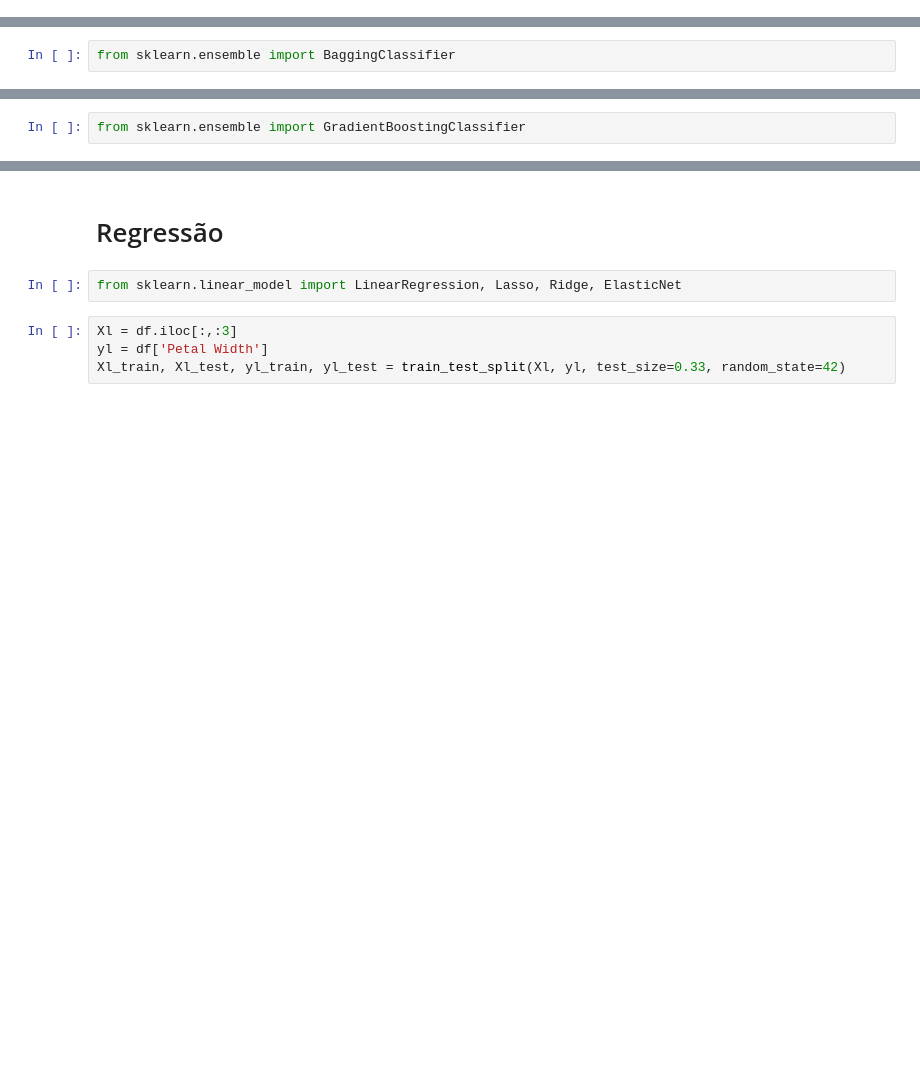
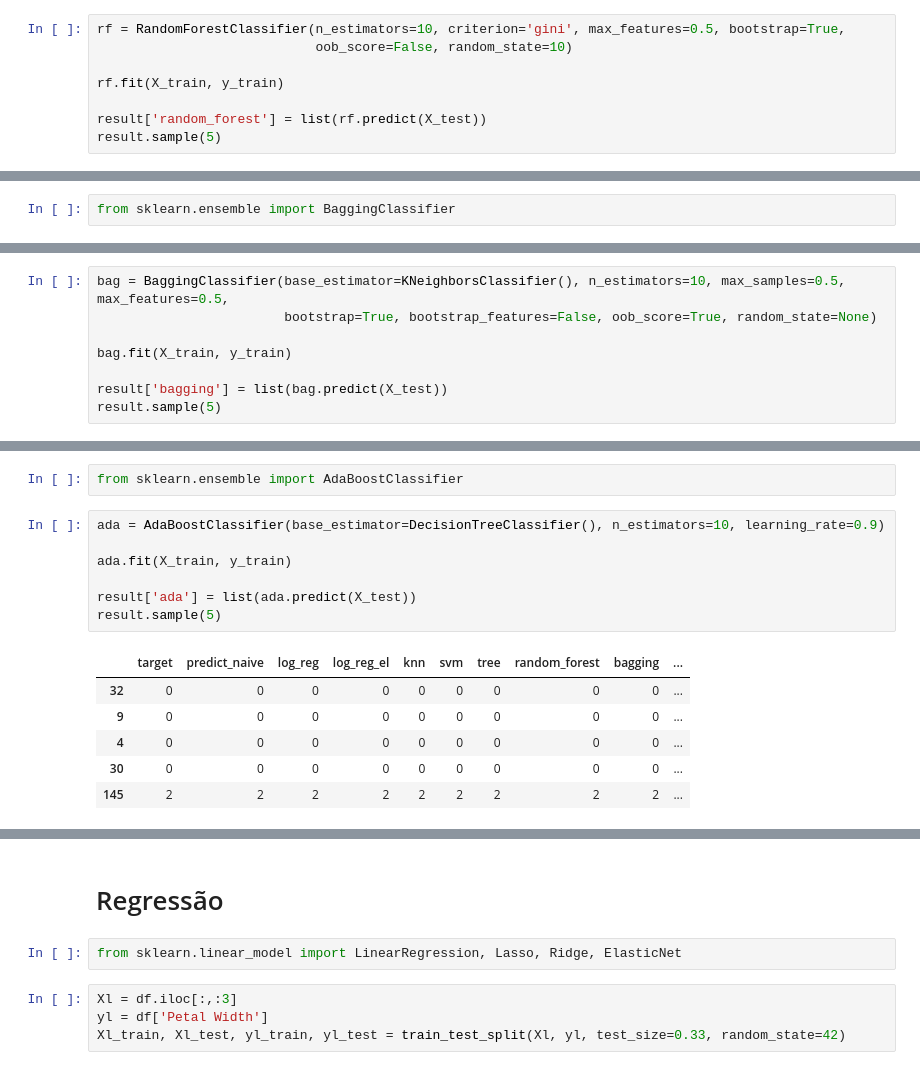
Before and after one commit to gutino/CD101, a Jupyter notebook: cd101.ipynb, the cells around one changed output, grey strips where cells are left out. Drawn from its saved outputs; the diff is of its cells as text; blank space fills up the shorter version.

```diff
--- a/cd101.ipynb
+++ b/cd101.ipynb
@@ -243,0 +296,8 @@ from sklearn.ensemble import RandomForestClassifier
+# %%
+rf = RandomForestClassifier(n_estimators=10, criterion='gini', max_features=0.5, bootstrap=True,
+                            oob_score=False, random_state=10)
+
+rf.fit(X_train, y_train)
+
+result['random_forest'] = list(rf.predict(X_test))
+result.sample(5)
@@ -247,0 +320,8 @@ from sklearn.ensemble import BaggingClassifier
+# %%
+bag = BaggingClassifier(base_estimator=KNeighborsClassifier(), n_estimators=10, max_samples=0.5, max_features=0.5,
+                        bootstrap=True, bootstrap_features=False, oob_score=True, random_state=None)
+
+bag.fit(X_train, y_train)
+
+result['bagging'] = list(bag.predict(X_test))
+result.sample(5)
@@ -248,2 +373,16 @@ from sklearn.ensemble import BaggingClassifier
 # %%
-from sklearn.ensemble import GradientBoostingClassifier
+from sklearn.ensemble import AdaBoostClassifier
+# %%
+ada = AdaBoostClassifier(base_estimator=DecisionTreeClassifier(), n_estimators=10, learning_rate=0.9)
+
+ada.fit(X_train, y_train)
+
+result['ada'] = list(ada.predict(X_test))
+result.sample(5)
+# %% [output]
+|  | target | predict_naive | log_reg | log_reg_el | knn | svm | tree | random_forest | bagging | ... |
+| 32 | 0 | 0 | 0 | 0 | 0 | 0 | 0 | 0 | 0 | ... |
+| 9 | 0 | 0 | 0 | 0 | 0 | 0 | 0 | 0 | 0 | ... |
+| 4 | 0 | 0 | 0 | 0 | 0 | 0 | 0 | 0 | 0 | ... |
+| 30 | 0 | 0 | 0 | 0 | 0 | 0 | 0 | 0 | 0 | ... |
+| 145 | 2 | 2 | 2 | 2 | 2 | 2 | 2 | 2 | 2 | ... |
```
Also changed, not shown: parts of 66 cells of this notebook, 2 other files.
